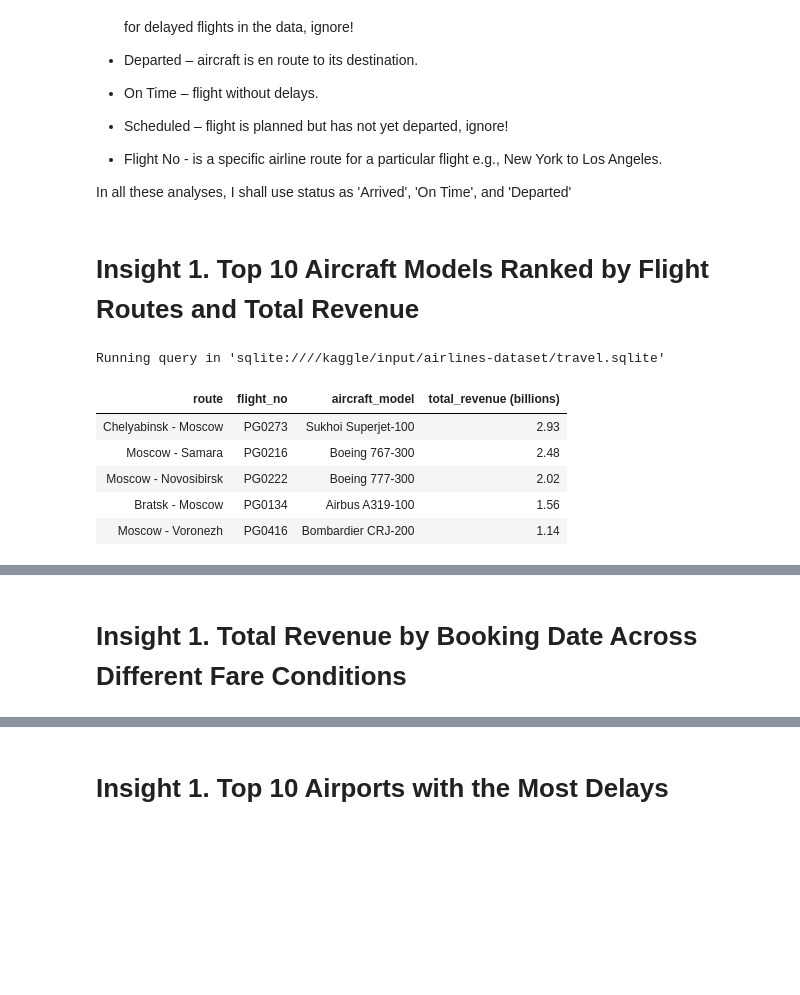
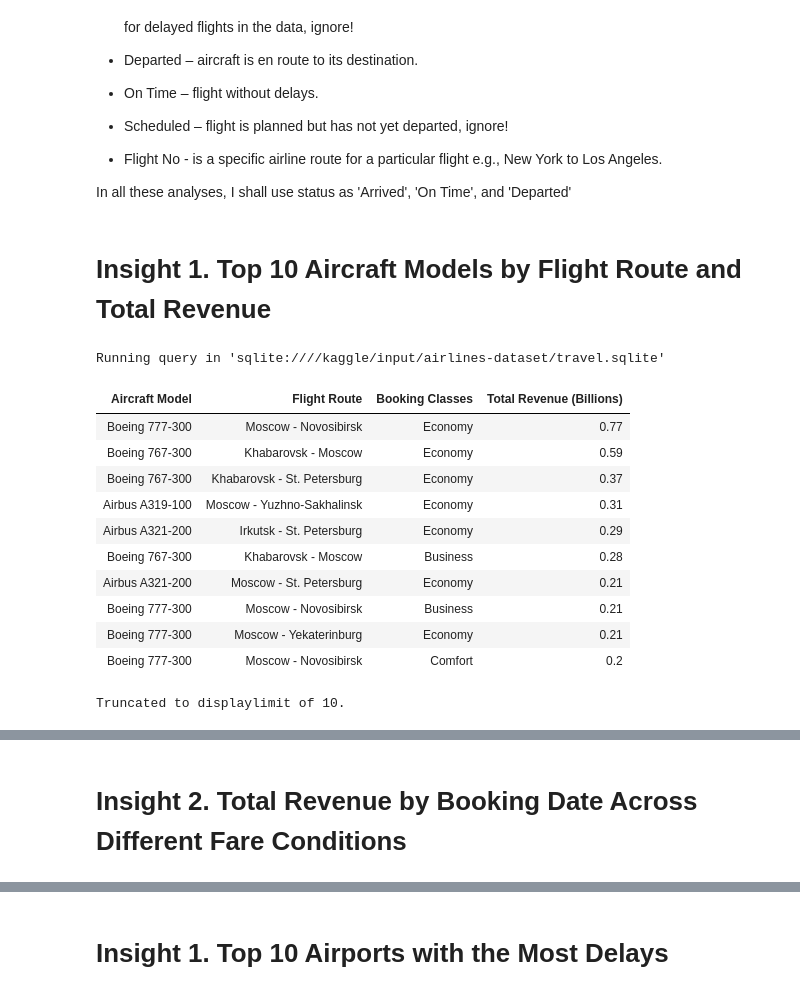
Before and after one commit to Daviedavie100/SQL_Projects, a Jupyter notebook: Airlines_EDA.ipynb, the cells around one changed output, grey strips where cells are left out. Cells and saved outputs as stored; diff of their text form; code cells hidden in the pictures; blank space fills up the shorter version.

```diff
--- a/Airlines_EDA.ipynb
+++ b/Airlines_EDA.ipynb
@@ -266,18 +271,19 @@ Running query in 'sqlite:////kaggle/input/airlines-dataset/travel.sqlite'
 
 In all these analyses, I shall use status as 'Arrived', 'On Time', and 'Departed'
 # %% [markdown]
-# Insight 1. Top 10 Aircraft Models Ranked by Flight Routes and Total Revenue
+# Insight 1. Top 10 Aircraft Models by Flight Route and Total Revenue
 # %%
 %%sql
 -- Top 10 Aircraft model and thier Flight Routes by Total Revenue.
 SELECT
+        Json_extract(ac.model, '$.en') AS "Aircraft Model",
         CASE
-            WHEN fd.departure_city < fd.arrival_city THEN fd.departure_city || ' - ' || fd.arrival_city
+            WHEN fd.departure_city < fd.arrival_city
+            THEN fd.departure_city || ' - ' || fd.arrival_city
             ELSE fd.arrival_city || ' - ' || fd.departure_city
-            END AS 'Flight Route',
-        fd.flight_no AS 'Flight Number',
-        Json_extract(ac.model, '$.en') AS 'Aircraft Model',
-        ROUND(SUM(tf.amount) / 1e9, 2) AS 'Total Revenue (billions)'
+        END AS "Flight Route",
+        tf.fare_conditions AS "Booking Classes",
+        ROUND(SUM(tf.amount) / 1e9, 2) AS "Total Revenue (Billions)"
 
 FROM (
     WITH da AS (
@@ -289,41 +295,47 @@ FROM (
         df AS (
                 SELECT flight_id,
                         flight_no,
                         departure_airport,
                         arrival_airport,
                         status,
                         aircraft_code
                 FROM flights
                 WHERE status IN ('Arrived', 'On Time', 'Departed')
                 )
         SELECT f.flight_id,
                 f.flight_no,
                 f.aircraft_code,
                 a1.airport_name AS departure_airport,
                 a2.airport_name AS arrival_airport,
                 a1.city AS departure_city,
                 a2.city AS arrival_city,
                 f.status
         FROM df f
         JOIN da a1
         ON f.departure_airport = a1.airport_code
         JOIN da a2
         ON f.arrival_airport = a2.airport_code
     ) fd
 JOIN aircrafts_data ac
 ON fd.aircraft_code = ac.aircraft_code
 JOIN ticket_flights tf
 ON fd.flight_id = tf.flight_id
-GROUP BY 'Aircraft Model'
-ORDER BY 4 DESC
-LIMIT 5;
+GROUP BY "Aircraft Model", "Flight Route", "Booking Classes"
+ORDER BY "Total Revenue (billions)" DESC
+LIMIT 10;
 # %% [output]
 Running query in 'sqlite:////kaggle/input/airlines-dataset/travel.sqlite'
-| route | flight_no | aircraft_model | total_revenue (billions) |
-| Chelyabinsk - Moscow | PG0273 | Sukhoi Superjet-100 | 2.93 |
-| Moscow - Samara | PG0216 | Boeing 767-300 | 2.48 |
-| Moscow - Novosibirsk | PG0222 | Boeing 777-300 | 2.02 |
-| Bratsk - Moscow | PG0134 | Airbus A319-100 | 1.56 |
-| Moscow - Voronezh | PG0416 | Bombardier CRJ-200 | 1.14 |
+| Aircraft Model | Flight Route | Booking Classes | Total Revenue (Billions) |
+| Boeing 777-300 | Moscow - Novosibirsk | Economy | 0.77 |
+| Boeing 767-300 | Khabarovsk - Moscow | Economy | 0.59 |
+| Boeing 767-300 | Khabarovsk - St. Petersburg | Economy | 0.37 |
+| Airbus A319-100 | Moscow - Yuzhno-Sakhalinsk | Economy | 0.31 |
+| Airbus A321-200 | Irkutsk - St. Petersburg | Economy | 0.29 |
+| Boeing 767-300 | Khabarovsk - Moscow | Business | 0.28 |
+| Airbus A321-200 | Moscow - St. Petersburg | Economy | 0.21 |
+| Boeing 777-300 | Moscow - Novosibirsk | Business | 0.21 |
+| Boeing 777-300 | Moscow - Yekaterinburg | Economy | 0.21 |
+| Boeing 777-300 | Moscow - Novosibirsk | Comfort | 0.2 |
+Truncated to displaylimit of 10.
 # %%
 query="""
@@ -393,7 +406,7 @@ fig.show();
 # %% [output]
 [interactive output not drawn]
 # %% [markdown]
-# Insight 1. Total Revenue by Booking Date Across Different Fare Conditions
+# Insight 2. Total Revenue by Booking Date Across Different Fare Conditions
 # %%
 %%sql
 -- Total Revenue Collected by Booking Date Across Different Fare Conditions
```
Also changed, not shown: parts of 10 cells of this notebook.
